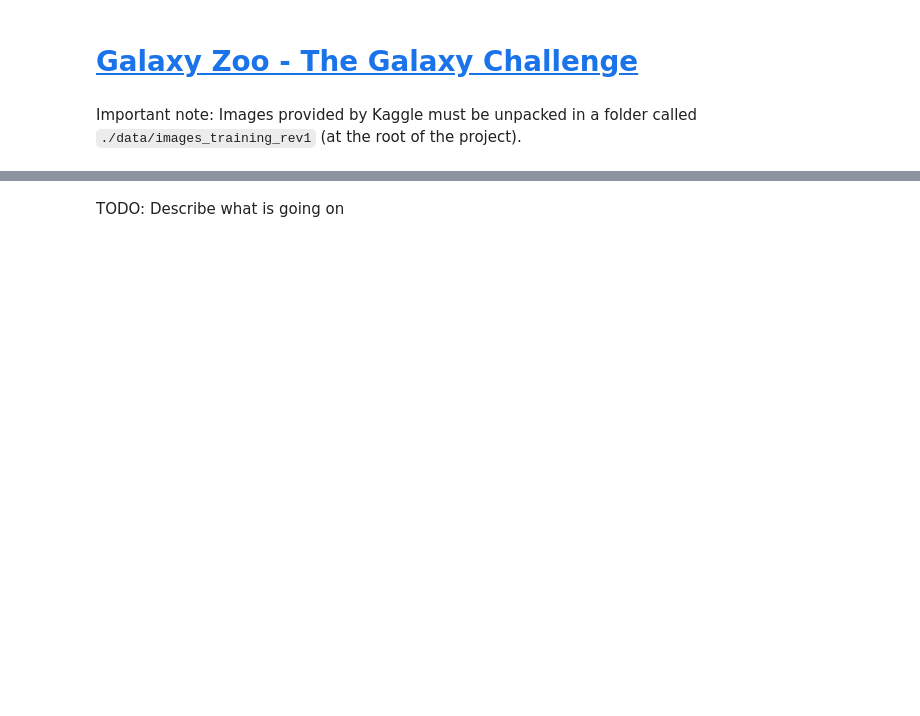
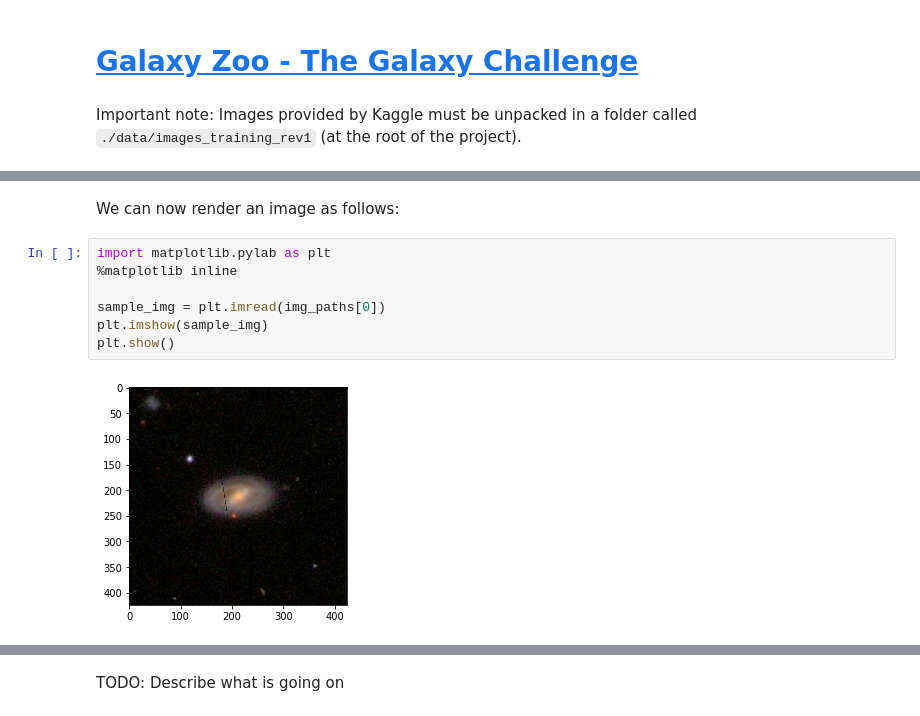
Before and after one commit to diegocasmo/ml-project, a Jupyter notebook: code/solution.ipynb, the cells around one changed output, grey strips where cells are left out. Saved outputs shown, nothing was run; the diff lists cells and outputs as text; blank space fills up the shorter version.

Commit message:
render image, crop image

```diff
--- a/code/solution.ipynb
+++ b/code/solution.ipynb
@@ -4,0 +25,11 @@ Important note: Images provided by Kaggle must be unpacked in a folder called ``
+# %% [markdown]
+We can now render an image as follows:
+# %%
+import matplotlib.pylab as plt
+%matplotlib inline
+
+sample_img = plt.imread(img_paths[0])
+plt.imshow(sample_img)
+plt.show()
+# %% [output]
+[figure, added]
```
Also changed, not shown: parts of 9 cells of this notebook, 1 other file.
